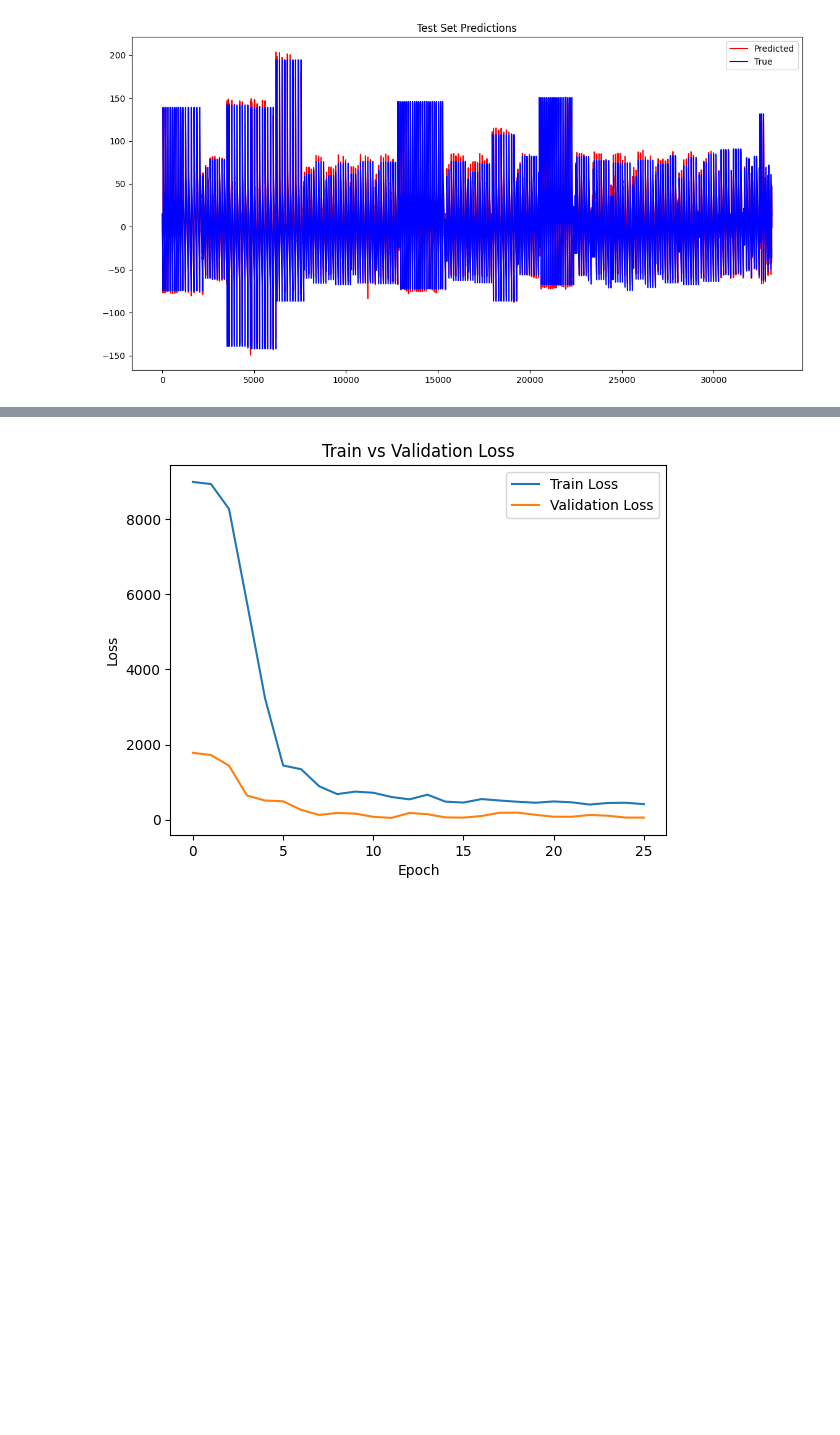
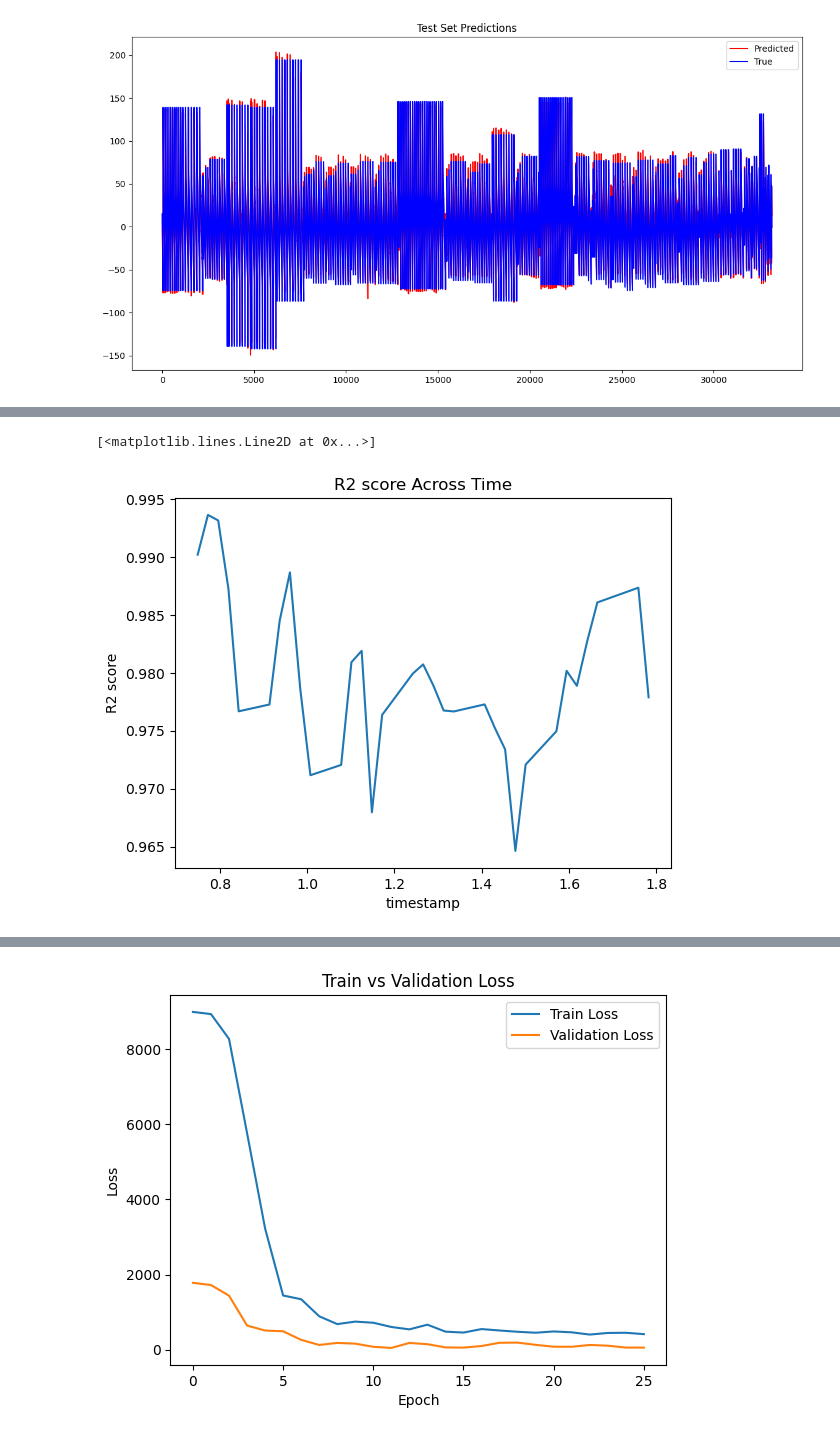
Before and after one commit to Yichen-Wang-2003/24W-PIC16B-Group4, a Jupyter notebook: oneD_Conv_final.ipynb, the cells around one changed output, grey strips where cells are left out. Cells and saved outputs as stored; diff of their text form; code cells hidden in the pictures; blank space fills up the shorter version.

Commit message:
Added two graph analysis at the nend of 1D conv

```diff
--- a/oneD_Conv_final.ipynb
+++ b/oneD_Conv_final.ipynb
@@ -412,0 +334,6 @@ median_mean(False) #MEAN
+# %%
+import matplotlib.pyplot as plt
+from sklearn import metrics
+
+result_df = pd.read_csv('data/Test_result_analysis.csv')
+result_df
@@ -412,0 +354,8 @@ median_mean(False) #MEAN
+# %%
+plt.xlabel('timestamp')
+plt.ylabel('R2 score')
+plt.title("R2 score Across Time")
+plt.plot(result_df[['[QUOTE_UNIXTIME]', 'true_intrinsic', 'pred_intrinsic']].groupby('[QUOTE_UNIXTIME]').apply(lambda x: metrics.r2_score(x['true_intrinsic'], x['pred_intrinsic'])))
+# %% [output]
+[<matplotlib.lines.Line2D at 0x...>]
+[figure, added]
```
Also changed, not shown: parts of 7 cells of this notebook, 1 other file.
